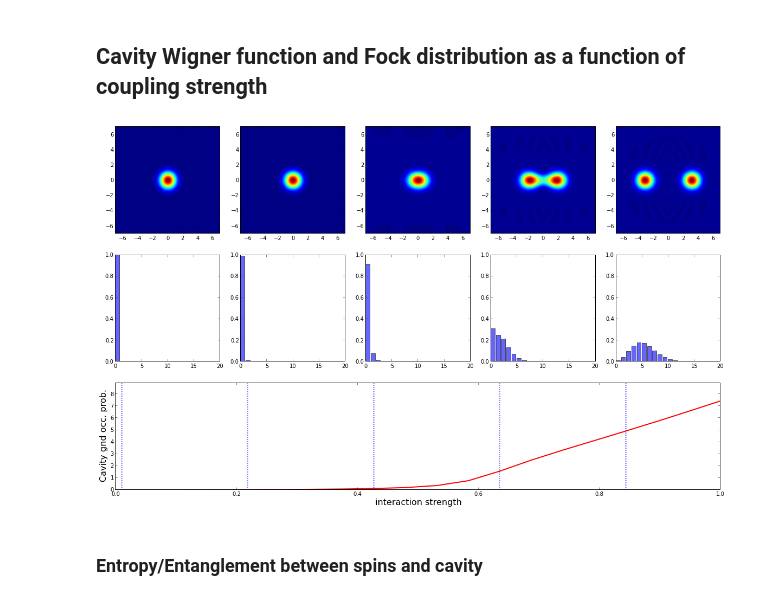
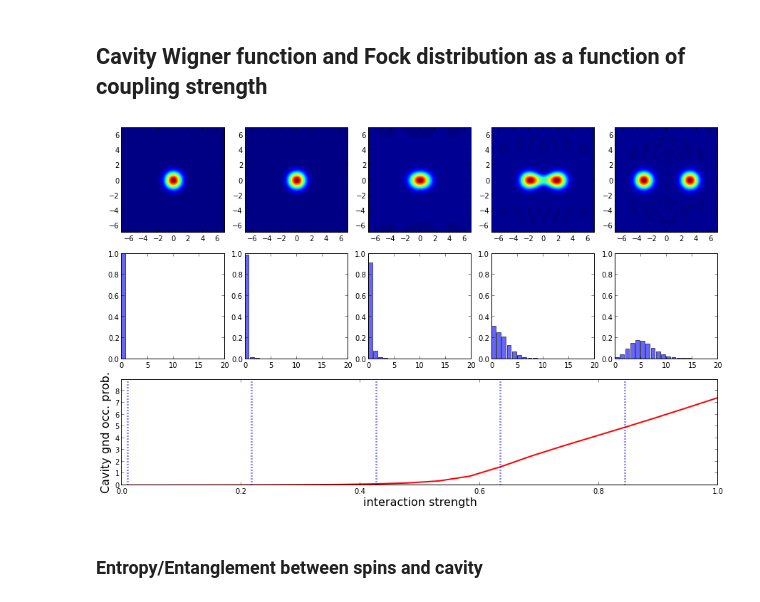
Before and after one commit to jrjohansson/qutip-lectures, a Jupyter notebook: Lecture-3A-Dicke-model.ipynb, the cells around one changed output. Saved outputs shown, nothing was run; the diff lists cells and outputs as text; code cells hidden in the pictures.

```diff
--- a/Lecture-3A-Dicke-model.ipynb
+++ b/Lecture-3A-Dicke-model.ipynb
@@ -114,38 +114,38 @@ psi_gnd_sublist = psi_gnd_list[::4]
 xvec = linspace(-7,7,200)
 
 fig_grid = (3, len(psi_gnd_sublist))
-fig = figure(figsize=(4*len(psi_gnd_sublist),12))
+fig = figure(figsize=(3*len(psi_gnd_sublist),9))
 
 for idx, psi_gnd in enumerate(psi_gnd_sublist):
 
     # trace out the cavity density matrix
     rho_gnd_cavity = ptrace(psi_gnd, 0)
 
     # calculate its wigner function
     W = wigner(rho_gnd_cavity, xvec, xvec)
 
     # plot its wigner function
     ax = subplot2grid(fig_grid, (0, idx))
     ax.contourf(xvec, xvec, W, 100)
 
     # plot its fock-state distribution
     ax = subplot2grid(fig_grid, (1, idx))
     ax.bar(arange(0, M), real(rho_gnd_cavity.diag()), color="blue", alpha=0.6)
     ax.set_ylim(0, 1)
     ax.set_xlim(0, M)
 
 # plot the cavity occupation probability in the ground state
 ax = subplot2grid(fig_grid, (2, 0), colspan=fig_grid[1])
 ax.plot(g_vec, n_gnd_vec, 'r', linewidth=2, label="cavity occupation")
 ax.set_xlim(0, max(g_vec))
 ax.set_ylim(0, max(n_gnd_vec)*1.2)
 ax.set_ylabel("Cavity gnd occ. prob.", fontsize=16)
 ax.set_xlabel("interaction strength", fontsize=16)
 
 for g in g_vec[::4]:
     ax.plot([g,g],[0,max(n_gnd_vec)*1.2], 'b:', linewidth=2.5)
 # %% [output]
-[figure, old version]
+[figure, new version]
 # %% [markdown]
 ### Entropy/Entanglement between spins and cavity
 # %%
```
Also changed, not shown: parts of 8 cells of this notebook, 6 other files.
